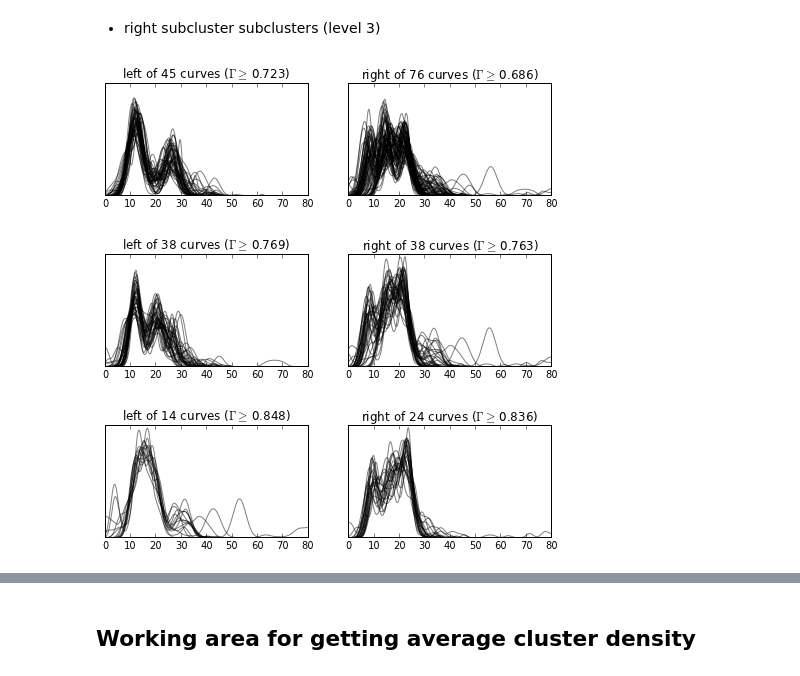
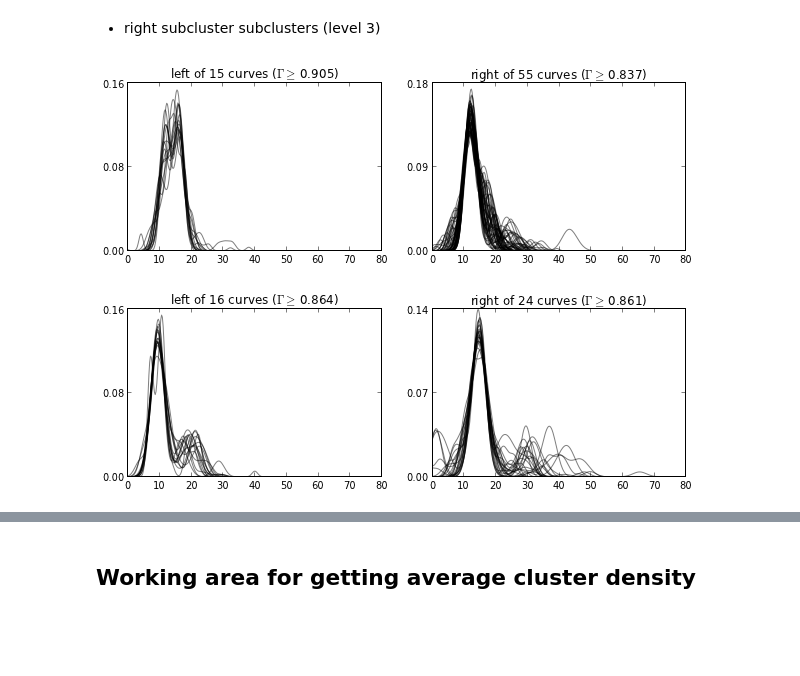
Before and after one commit to hilaryjoyce/smfs-data-analysis, a Jupyter notebook: all_ala_flat_clustering.ipynb, the cells around one changed output, grey strips where cells are left out. Saved outputs shown, nothing was run; the diff lists cells and outputs as text; code cells hidden in the pictures; blank space fills up the shorter version.

Commit message:
Lots of work on visualizing clusters in ala_all_sample_clustering ipython notebook

```diff
--- a/all_ala_flat_clustering.ipynb
+++ b/all_ala_flat_clustering.ipynb
@@ -15,9 +15,10 @@ parameter_folder = "../Data/aLa_flat_all/Transform_analysis/Parameters_p0.4_minT
 # %%
 # Maximum shift
 max_shift = 30
+max_x = 600
 # %%
 t1 = clock()
-coa = c.CoAnalysis(parameter_folder, max_shift)
+coa = c.CoAnalysis(parameter_folder, max_shift=max_shift, max_x = max_x)
 t2 = clock()
 print (t2-t1)/60
 # %% [output]
@@ -128,7 +125,7 @@ subplots_adjust(top=0.96)
 # %% [markdown]
 - starting cluster
 # %%
-cnum = 2
+cnum = 4
 i = cnum-1
 sub = c.SubCluster(F, fclust[i])
 # %%
@@ -181,17 +191,13 @@ sub_R.plot_both_subclusters(max_x = max_x, alpha=0.4);
 # %% [markdown]
 - right subcluster subclusters (level 3)
 # %%
+figsize(10,3)
 sub_RL= c.SubCluster(F, curve_list=sub_R.left_list)
 sub_RL.plot_both_subclusters(max_x = max_x, alpha=0.5)
 # %% [output]
-[figure, old version]
+[figure, new version]
 # %%
-sub_RLR = c.SubCluster(F, curve_list = sub_RL.right_list)
-sub_RLR.plot_both_subclusters(max_x)
+sub_RR = c.SubCluster(F, curve_list = sub_R.right_list)
+sub_RR.plot_both_subclusters(max_x=max_x, alpha=0.5)
 # %% [output]
-[figure, old version]
+[figure, new version]
-# %%
-sub_RLRR = c.SubCluster(F, curve_list=sub_RLR.right_list)
-sub_RLRR.plot_both_subclusters(max_x)
-# %% [output]
-[figure, removed]
```
Also changed, not shown: parts of 25 cells of this notebook, 1 other file.
